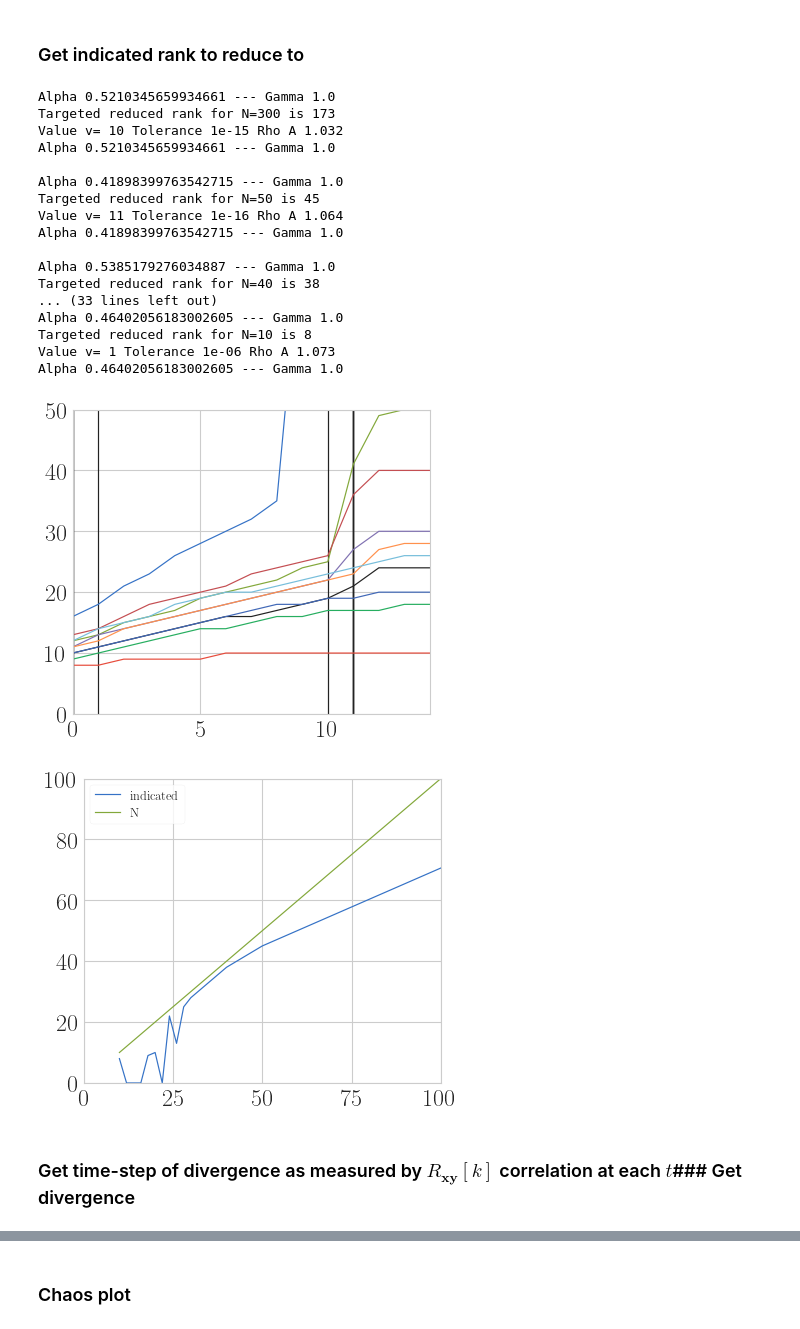
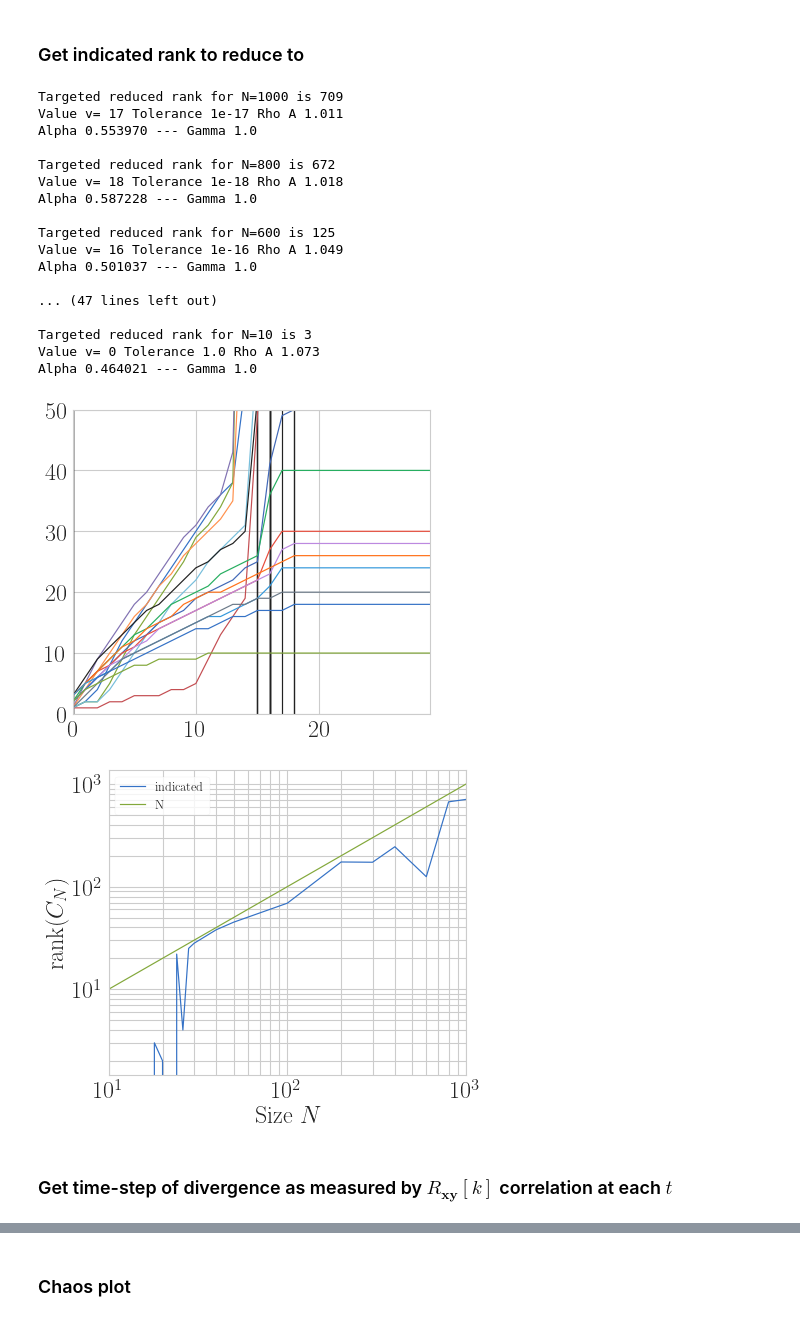
Before and after one commit to BrianWhiteaker/ChaosESN, a Jupyter notebook: NoGamma/outputsMG.ipynb, the cells around one changed output, grey strips where cells are left out. Saved outputs shown, nothing was run; the diff lists cells and outputs as text; code cells hidden in the pictures.

```diff
--- a/NoGamma/outputsMG.ipynb
+++ b/NoGamma/outputsMG.ipynb
@@ -136,15 +136,19 @@ class NumpyArrayEncoder(JSONEncoder):
             return obj.tolist()
         return JSONEncoder.default(self,obj)
 # %%
-fpath = 'Dicts/diag_MG.json'
+fpath = 'Dicts/MG/diag_MG.json'
 with open(fpath,'r') as j:
-    dict_diag = json.loads(j.read())
+    dict_diag1 = json.loads(j.read())
 
-fpath = 'Dicts/diag_MG_sm.json'
+fpath = 'Dicts/MG/diag_MG_lg.json'
 with open(fpath,'r') as j:
-    dict_diag_sm = json.loads(j.read())
+    dict_diag2 = json.loads(j.read())
 
-fpath = 'Dicts/diag_MG_sm26.json'
+fpath = 'Dicts/MG/diag_MG_sm.json'
 with open(fpath,'r') as j:
-    dict_diag_sm26 = json.loads(j.read())
+    dict_diag3 = json.loads(j.read())
+
+fpath = 'Dicts/MG/diag_MG_sm26.json'
+with open(fpath,'r') as j:
+    dict_diag4 = json.loads(j.read())
 # %%
@@ -198,7 +214,8 @@ plt.rcParams["axes.labelsize"] = fontsize
 plt.rcParams["font.weight"] = "heavy"
 plt.rcParams["axes.labelweight"] = "heavy"
 # %%
-size = [300, 50, 40, 30, 28, 26, 24, 22, 20, 18, 16, 14, 12,10]
+size = [1000, 800, 600, 400, 300, 200, 100, 50, 40,
+        30, 28, 26, 24, 22, 20, 18, 16, 14, 12,10]
 
 Nplots= len(size)
 fig, axs = plt.subplots(Nplots, figsize=(15,8*Nplots))
@@ -247,7 +270,7 @@ def rank_curve(cplus, tols):
 all_ranks = []
 K = 1
 L = 1
-tols = [1/10**x for x in range(5,20)]
+tols = [1/10**x for x in range(0,30)]
 plt.figure()
 for i in range(Nplots):
     n = size[i]
@@ -259,7 +282,6 @@ for i in range(Nplots):
     # params [alpha, spectralradius, gamma, ri, rr, loss]
     p = dict_models[str(n)]['Params']
     a,g = p[0], p[2]
-    print(f'Alpha {a} --- Gamma {g}')
     x0 = np.zeros((n,1))
     u0 = np.zeros((K,1))
     A = rca.leaky_jacobian(x0, u0, a, g, Wi, Wr)
@@ -274,40 +296,43 @@ for i in range(Nplots):
     rkc = rank_curve(Cn, tols)
     grads = np.gradient(rkc)
     v = np.argmax(grads)
-    #print(grads)
     plt.plot(rkc, label=f'N={n}')
     plt.vlines([v],0,50, color='k')
-    ave_rank = (rkc[v]+rkc[v+1])//2
+    if((v+1) == len(tols)):
+        ave_rank = (rkc[v]+rkc[v-1])//2
+    else:
+        ave_rank = (rkc[v]+rkc[v+1])//2
     print(f'Targeted reduced rank for N={n} is {ave_rank}\nValue v= {v} Tolerance {tols[v]} Rho A {rhoA.round(3)}')
-    print(f'Alpha {a} --- Gamma {g}\n')
+    print(f'Alpha {a:3f} --- Gamma {g}\n')
     all_ranks.append(ave_rank)
 plt.ylim(0,50)
 plt.show()
 # %% [output]
-Alpha 0.5210345659934661 --- Gamma 1.0
-Targeted reduced rank for N=300 is 173
-Value v= 10 Tolerance 1e-15 Rho A 1.032
-Alpha 0.5210345659934661 --- Gamma 1.0
+Targeted reduced rank for N=1000 is 709
+Value v= 17 Tolerance 1e-17 Rho A 1.011
+Alpha 0.553970 --- Gamma 1.0
 
-Alpha 0.41898399763542715 --- Gamma 1.0
-Targeted reduced rank for N=50 is 45
-Value v= 11 Tolerance 1e-16 Rho A 1.064
-Alpha 0.41898399763542715 --- Gamma 1.0
+Targeted reduced rank for N=800 is 672
+Value v= 18 Tolerance 1e-18 Rho A 1.018
+Alpha 0.587228 --- Gamma 1.0
 
-Alpha 0.5385179276034887 --- Gamma 1.0
-Targeted reduced rank for N=40 is 38
-... (33 lines left out)
-Alpha 0.46402056183002605 --- Gamma 1.0
-Targeted reduced rank for N=10 is 8
-Value v= 1 Tolerance 1e-06 Rho A 1.073
-Alpha 0.46402056183002605 --- Gamma 1.0
+Targeted reduced rank for N=600 is 125
+Value v= 16 Tolerance 1e-16 Rho A 1.049
+Alpha 0.501037 --- Gamma 1.0
+
+... (47 lines left out)
+
+Targeted reduced rank for N=10 is 3
+Value v= 0 Tolerance 1.0 Rho A 1.073
+Alpha 0.464021 --- Gamma 1.0
-[figure, old version]
+[figure, new version]
 # %%
-plt.plot(size[::-1],all_ranks[::-1], label='indicated')
-plt.plot(size[::-1],size[::-1], label='N')
-plt.xlim(0,100)
-plt.ylim(0,100)
+plt.loglog(size[::-1],all_ranks[::-1], label='indicated')
+plt.loglog(size[::-1],size[::-1], label='N')
+plt.xlabel('Size $N$')
+plt.ylabel('$\mathrm{rank}(C_N)$')
+plt.grid(True, which="both", ls="-")
 plt.legend()
 plt.show()
 # %% [output]
-[figure, old version]
+[figure, new version]
@@ -314,2 +341,2 @@ plt.show()
 # %% [markdown]
-### Get time-step of divergence as measured by $R_{\mathbf{xy}}[k]$ correlation at each $t$### Get divergence
+### Get time-step of divergence as measured by $R_{\mathbf{xy}}[k]$ correlation at each $t$
```
Also changed, not shown: parts of 13 cells of this notebook, 2 other files.
